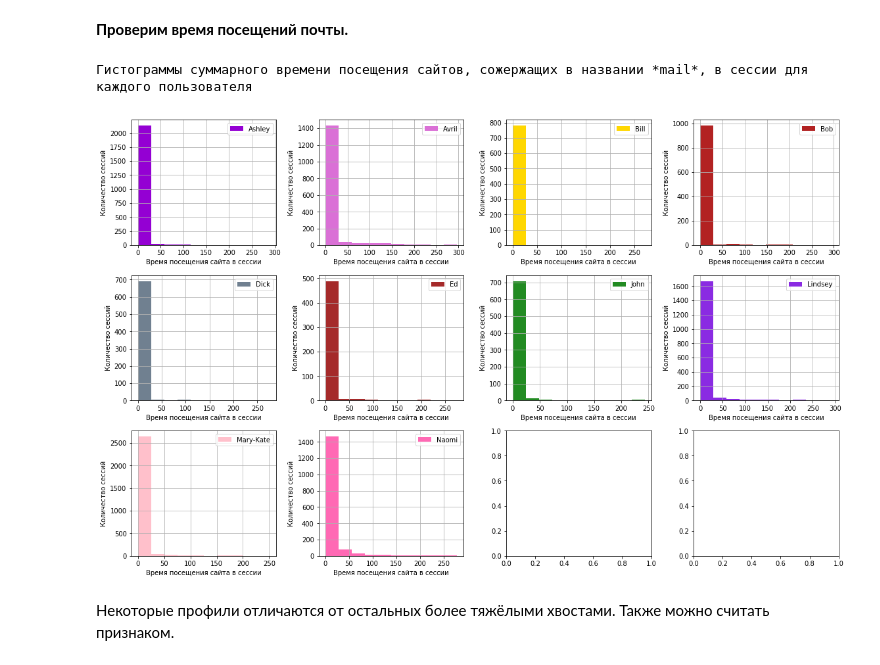
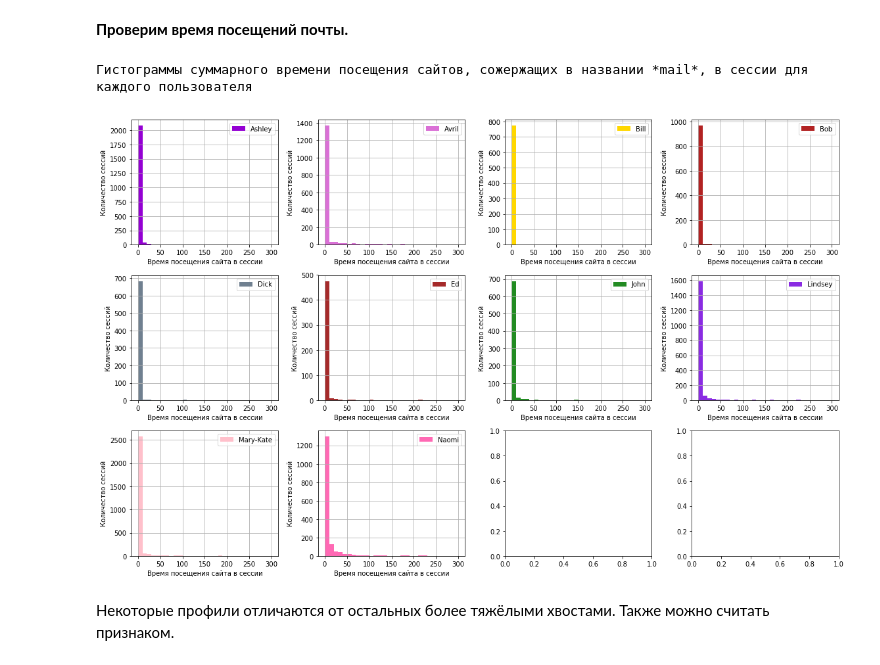
Before and after one commit to n-surkov/coursera_ml, a Jupyter notebook: solution/week3_visual_analysis_and_fe.ipynb, the cells around one changed output. Cells and saved outputs as stored; diff of their text form; code cells hidden in the pictures.

```diff
--- a/solution/week3_visual_analysis_and_fe.ipynb
+++ b/solution/week3_visual_analysis_and_fe.ipynb
@@ -571,7 +571,7 @@ fig, axes = plt.subplots(nrows=3, ncols=4, figsize=(16, 10))
 
 # как вариант, можно и по-другому
 for idx, (user, sub_df) in  enumerate(new_features_10users.groupby('target')):
-     sub_df['timespan_youtube'][sub_df['timespan_youtube'] < 1000].hist(ax=axes[idx // 4, idx % 4], color=color_dic[user], label=user)
+     sub_df['timespan_youtube'].hist(ax=axes[idx // 4, idx % 4], color=color_dic[user], label=user, bins=50, range=(0,500))
      axes[idx // 4, idx % 4].set(xlabel='Время посещения сайта в сессии',
                                  ylabel='Количество сессий')
      axes[idx // 4, idx % 4].legend()
@@ -587,17 +587,17 @@ print('Гистограммы суммарного времени посещен
 # %%
 fig, axes = plt.subplots(nrows=3, ncols=4, figsize=(16, 10))
 
 # как вариант, можно и по-другому
 for idx, (user, sub_df) in  enumerate(new_features_10users.groupby('target')):
-     sub_df['timespan_mail'][sub_df['timespan_mail']<300].hist(ax=axes[idx // 4, idx % 4], color=color_dic[user], label=user)
-     axes[idx // 4, idx % 4].set(xlabel='Время посещения сайта в сессии',
-                                 ylabel='Количество сессий')
-     axes[idx // 4, idx % 4].legend()
+    sub_df['timespan_mail'].hist(ax=axes[idx // 4, idx % 4], color=color_dic[user], label=user, bins=30, range=(0,300))
+    axes[idx // 4, idx % 4].set(xlabel='Время посещения сайта в сессии',
+                                ylabel='Количество сессий')
+    axes[idx // 4, idx % 4].legend()
 fig.tight_layout()
 print('Гистограммы суммарного времени посещения сайтов, сожержащих в названии *mail*, в сессии для каждого пользователя')
 # %% [output]
 Гистограммы суммарного времени посещения сайтов, сожержащих в названии *mail*, в сессии для каждого пользователя
-[figure, old version]
+[figure, new version]
 # %% [markdown]
 Некоторые профили отличаются от остальных более тяжёлыми хвостами. Также можно считать признаком.
 # %% [markdown]
```
Also changed, not shown: parts of 19 cells of this notebook.
